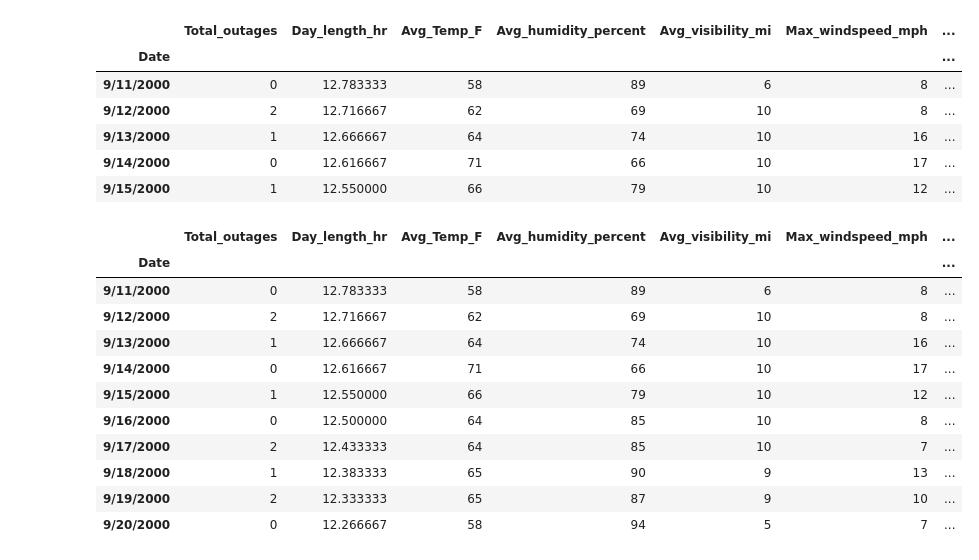
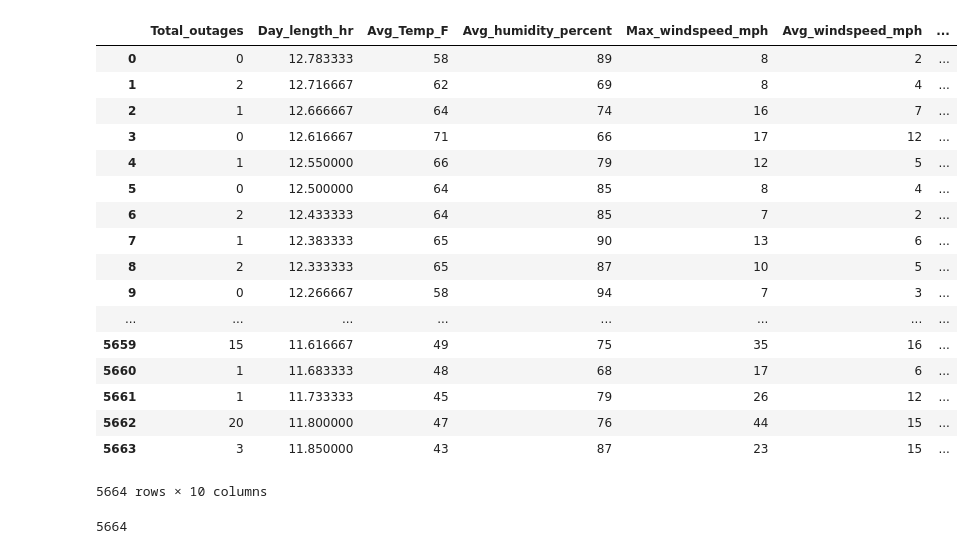
Before and after one commit to Yuanyuan-Shi/PowerOutagePredictor, a Jupyter notebook: PowerOutagePredictor/SVM/SVM-sandbox.ipynb, the cells around one changed output. Cells and saved outputs as stored; diff of their text form; code cells hidden in the pictures.

```diff
--- a/PowerOutagePredictor/SVM/SVM-sandbox.ipynb
+++ b/PowerOutagePredictor/SVM/SVM-sandbox.ipynb
@@ -10,12 +15,23 @@ from sklearn.model_selection import GridSearchCV
 # %%
-data = pd.read_csv("../../Data/WeatherOutagesAll_RK.csv", index_col="Date")
+data = pd.read_csv("../../Data/WeatherOutagesAll_RK.csv")
 # %%
-data.head()
+data
 # %% [output]
-|  | Total_outages | Day_length_hr | Avg_Temp_F | Avg_humidity_percent | Avg_visibility_mi | Max_windspeed_mph | ... |
-| Date |  |  |  |  |  |  | ... |
-| 9/11/2000 | 0 | 12.783333 | 58 | 89 | 6 | 8 | ... |
-| 9/12/2000 | 2 | 12.716667 | 62 | 69 | 10 | 8 | ... |
-| 9/13/2000 | 1 | 12.666667 | 64 | 74 | 10 | 16 | ... |
-| 9/14/2000 | 0 | 12.616667 | 71 | 66 | 10 | 17 | ... |
-| 9/15/2000 | 1 | 12.550000 | 66 | 79 | 10 | 12 | ... |
+|  | Total_outages | Day_length_hr | Avg_Temp_F | Avg_humidity_percent | Max_windspeed_mph | Avg_windspeed_mph | ... |
+| 0 | 0 | 12.783333 | 58 | 89 | 8 | 2 | ... |
+| 1 | 2 | 12.716667 | 62 | 69 | 8 | 4 | ... |
+| 2 | 1 | 12.666667 | 64 | 74 | 16 | 7 | ... |
+| 3 | 0 | 12.616667 | 71 | 66 | 17 | 12 | ... |
+| 4 | 1 | 12.550000 | 66 | 79 | 12 | 5 | ... |
+| 5 | 0 | 12.500000 | 64 | 85 | 8 | 4 | ... |
+| 6 | 2 | 12.433333 | 64 | 85 | 7 | 2 | ... |
+| 7 | 1 | 12.383333 | 65 | 90 | 13 | 6 | ... |
+| 8 | 2 | 12.333333 | 65 | 87 | 10 | 5 | ... |
+| 9 | 0 | 12.266667 | 58 | 94 | 7 | 3 | ... |
+| ... | ... | ... | ... | ... | ... | ... | ... |
+| 5659 | 15 | 11.616667 | 49 | 75 | 35 | 16 | ... |
+| 5660 | 1 | 11.683333 | 48 | 68 | 17 | 6 | ... |
+| 5661 | 1 | 11.733333 | 45 | 79 | 26 | 12 | ... |
+| 5662 | 20 | 11.800000 | 47 | 76 | 44 | 15 | ... |
+| 5663 | 3 | 11.850000 | 43 | 87 | 23 | 15 | ... |
+5664 rows × 10 columns
@@ -25,16 +38,12 @@ splitter = ShuffleSplit(n_splits=1, random_state=0)
-# %%
-dummy = data.iloc[0:10]
-dummy
-# %% [output]
-|  | Total_outages | Day_length_hr | Avg_Temp_F | Avg_humidity_percent | Avg_visibility_mi | Max_windspeed_mph | ... |
-| Date |  |  |  |  |  |  | ... |
-| 9/11/2000 | 0 | 12.783333 | 58 | 89 | 6 | 8 | ... |
-| 9/12/2000 | 2 | 12.716667 | 62 | 69 | 10 | 8 | ... |
-| 9/13/2000 | 1 | 12.666667 | 64 | 74 | 10 | 16 | ... |
-| 9/14/2000 | 0 | 12.616667 | 71 | 66 | 10 | 17 | ... |
-| 9/15/2000 | 1 | 12.550000 | 66 | 79 | 10 | 12 | ... |
-| 9/16/2000 | 0 | 12.500000 | 64 | 85 | 10 | 8 | ... |
-| 9/17/2000 | 2 | 12.433333 | 64 | 85 | 10 | 7 | ... |
-| 9/18/2000 | 1 | 12.383333 | 65 | 90 | 9 | 13 | ... |
-| 9/19/2000 | 2 | 12.333333 | 65 | 87 | 9 | 10 | ... |
-| 9/20/2000 | 0 | 12.266667 | 58 | 94 | 5 | 7 | ... |
+# %%
+# data["outage_class"] = np.zeros(data.shape[0], dtype=np.int)
+print(data.shape[0])
+for i in range(data.shape[0]):
+    if data.iloc[i].Total_outages < 3:
+        data.loc[i, "outage_class"] = int(0)
+    elif data.iloc[i].Total_outages > 7:
+        data.loc[i, "outage_class"] = int(2)
+    else:
+        data.loc[i, "outage_class"] = int(1)
+# %% [output]
+5664
```
Also changed, not shown: parts of 10 cells of this notebook.
